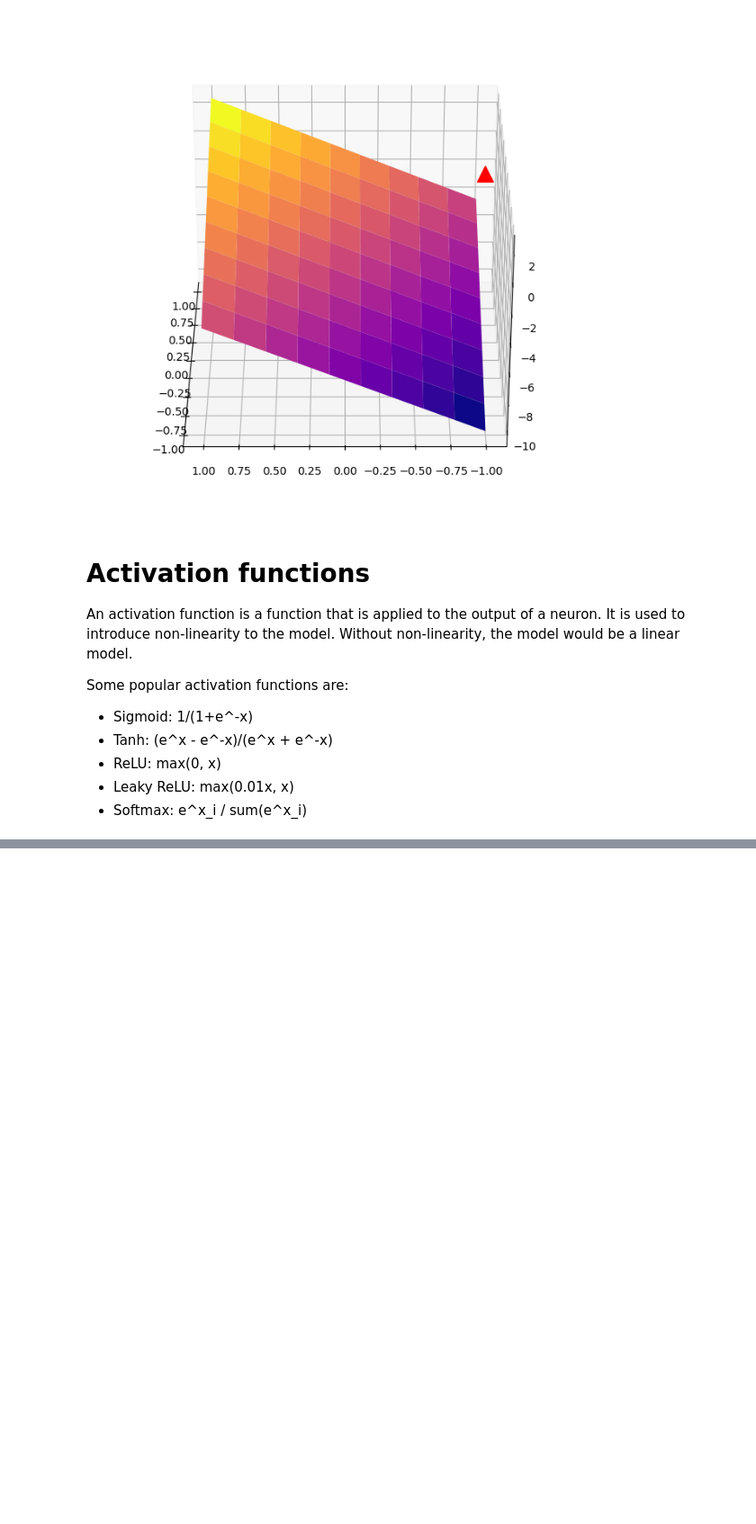
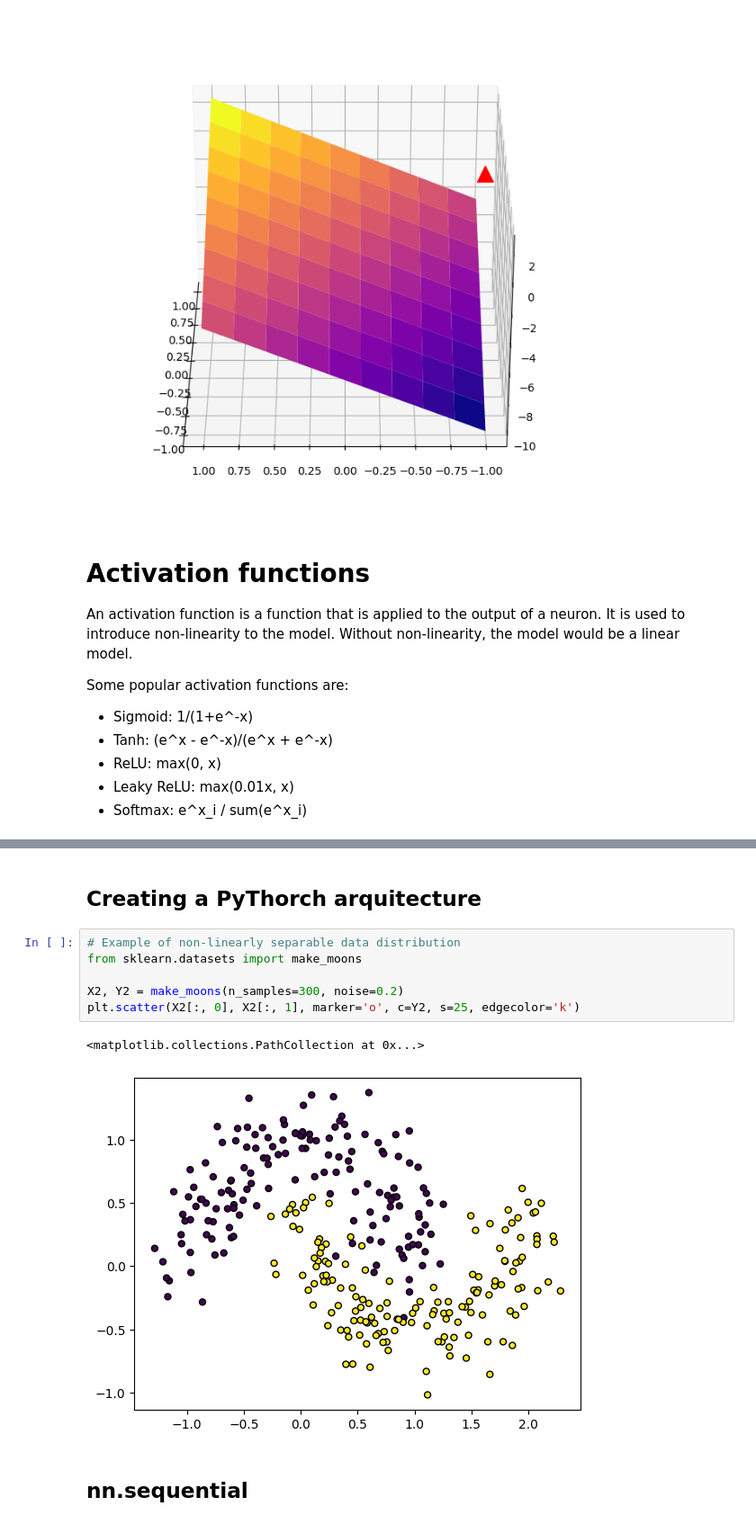
Before and after one commit to danielgaio/python-ia-study, a Jupyter notebook: alura/deep_learning_with_pytorch/redes_neurais_deep_learning_com_pytorch/pytorch_deep_learning.ipynb, the cells around one changed output, grey strips where cells are left out. Shown at 90% size. Drawn from its saved outputs; the diff is of its cells as text; blank space fills up the shorter version.

```diff
--- a/alura/deep_learning_with_pytorch/redes_neurais_deep_learning_com_pytorch/pytorch_deep_learning.ipynb
+++ b/alura/deep_learning_with_pytorch/redes_neurais_deep_learning_com_pytorch/pytorch_deep_learning.ipynb
@@ -607,0 +668,13 @@ SyntaxError: invalid syntax (2842080246.py, line 8)
+# %% [markdown]
+## Creating a PyThorch arquitecture
+# %%
+# Example of non-linearly separable data distribution
+from sklearn.datasets import make_moons
+
+X2, Y2 = make_moons(n_samples=300, noise=0.2)
+plt.scatter(X2[:, 0], X2[:, 1], marker='o', c=Y2, s=25, edgecolor='k')
+# %% [output]
+<matplotlib.collections.PathCollection at 0x...>
+[figure, added]
+# %% [markdown]
+## nn.sequential
```
Also changed, not shown: parts of 15 cells of this notebook.
